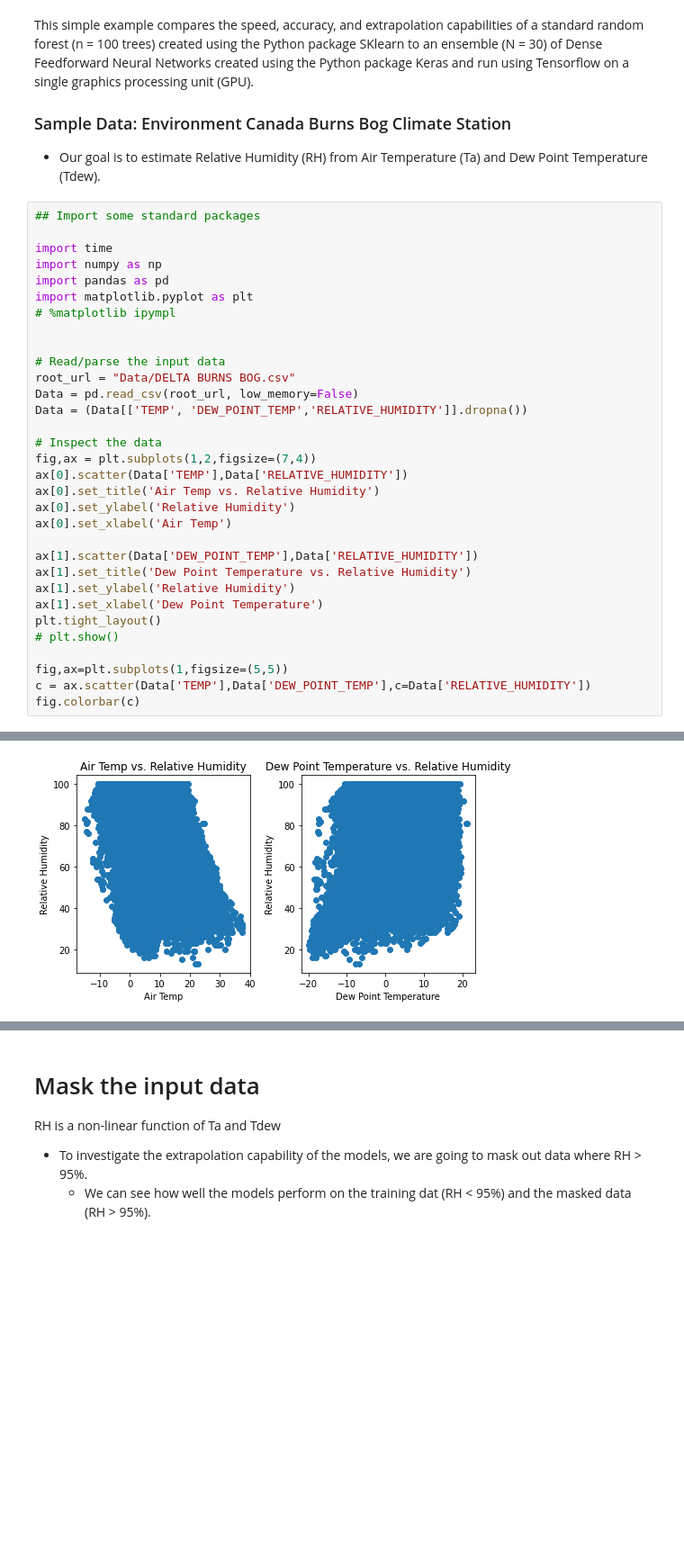
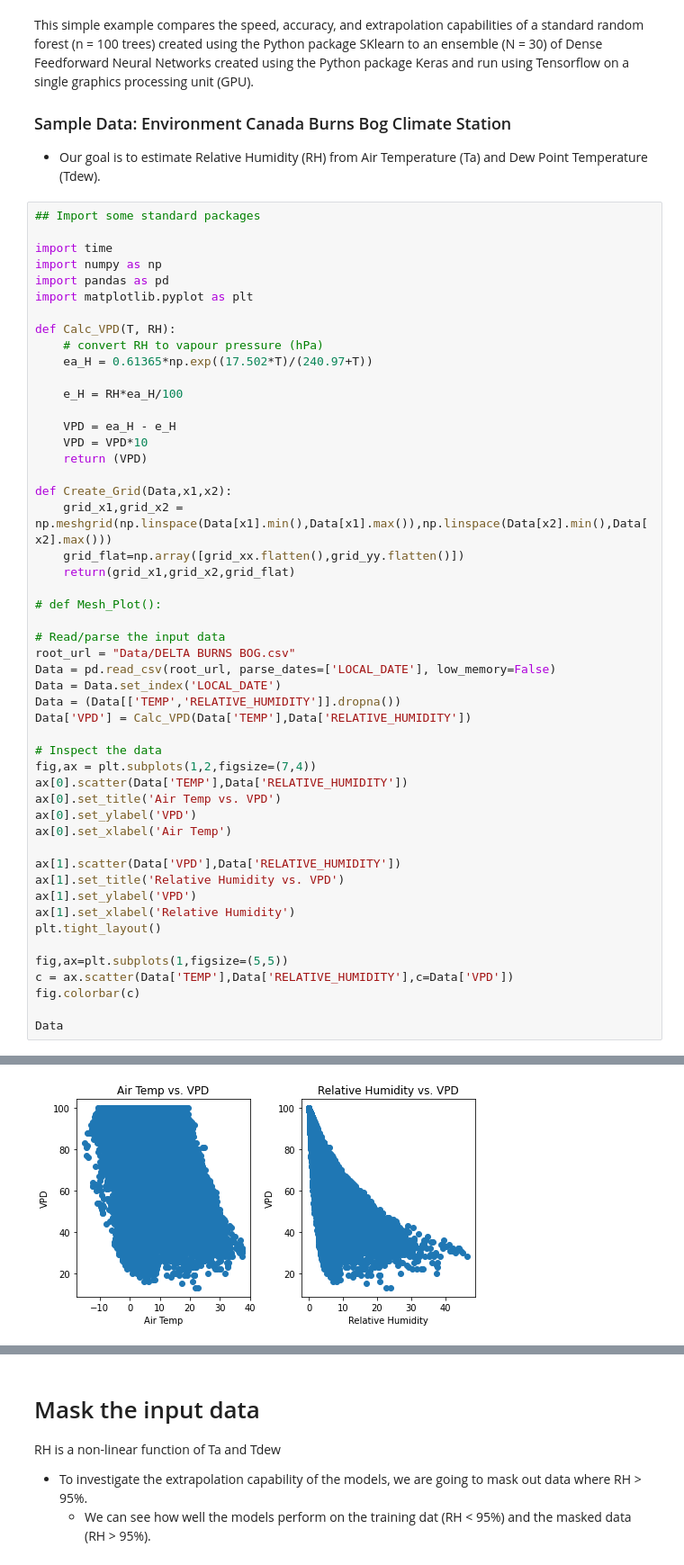
Before and after one commit to June-Skeeter/ML_Scripts, a Jupyter notebook: NN_v_RF_example.ipynb, the cells around one changed output, grey strips where cells are left out. Shown at 90% size. Drawn from its saved outputs; the diff is of its cells as text; blank space fills up the shorter version.

```diff
--- a/NN_v_RF_example.ipynb
+++ b/NN_v_RF_example.ipynb
@@ -15,29 +15,47 @@ import time
 import numpy as np
 import pandas as pd
 import matplotlib.pyplot as plt
-# %matplotlib ipympl
 
+def Calc_VPD(T, RH):
+    # convert RH to vapour pressure (hPa)
+    ea_H = 0.61365*np.exp((17.502*T)/(240.97+T))
+
+    e_H = RH*ea_H/100
+
+    VPD = ea_H - e_H
+    VPD = VPD*10
+    return (VPD)
+
+def Create_Grid(Data,x1,x2):
+    grid_x1,grid_x2 = np.meshgrid(np.linspace(Data[x1].min(),Data[x1].max()),np.linspace(Data[x2].min(),Data[x2].max()))
+    grid_flat=np.array([grid_xx.flatten(),grid_yy.flatten()])
+    return(grid_x1,grid_x2,grid_flat)
+
+# def Mesh_Plot():
 
 # Read/parse the input data
 root_url = "Data/DELTA BURNS BOG.csv"
-Data = pd.read_csv(root_url, low_memory=False)
-Data = (Data[['TEMP', 'DEW_POINT_TEMP','RELATIVE_HUMIDITY']].dropna())
+Data = pd.read_csv(root_url, parse_dates=['LOCAL_DATE'], low_memory=False)
+Data = Data.set_index('LOCAL_DATE')
+Data = (Data[['TEMP','RELATIVE_HUMIDITY']].dropna())
+Data['VPD'] = Calc_VPD(Data['TEMP'],Data['RELATIVE_HUMIDITY'])
 
 # Inspect the data
 fig,ax = plt.subplots(1,2,figsize=(7,4))
 ax[0].scatter(Data['TEMP'],Data['RELATIVE_HUMIDITY'])
-ax[0].set_title('Air Temp vs. Relative Humidity')
-ax[0].set_ylabel('Relative Humidity')
+ax[0].set_title('Air Temp vs. VPD')
+ax[0].set_ylabel('VPD')
 ax[0].set_xlabel('Air Temp')
 
-ax[1].scatter(Data['DEW_POINT_TEMP'],Data['RELATIVE_HUMIDITY'])
-ax[1].set_title('Dew Point Temperature vs. Relative Humidity')
-ax[1].set_ylabel('Relative Humidity')
-ax[1].set_xlabel('Dew Point Temperature')
+ax[1].scatter(Data['VPD'],Data['RELATIVE_HUMIDITY'])
+ax[1].set_title('Relative Humidity vs. VPD')
+ax[1].set_ylabel('VPD')
+ax[1].set_xlabel('Relative Humidity')
 plt.tight_layout()
-# plt.show()
 
 fig,ax=plt.subplots(1,figsize=(5,5))
-c = ax.scatter(Data['TEMP'],Data['DEW_POINT_TEMP'],c=Data['RELATIVE_HUMIDITY'])
+c = ax.scatter(Data['TEMP'],Data['RELATIVE_HUMIDITY'],c=Data['VPD'])
 fig.colorbar(c)
+
+Data
 # %% [output]
@@ -45 +76 @@ fig.colorbar(c)
-[figure, old version]
+[figure, new version]
```
Also changed, not shown: parts of 9 cells of this notebook.
